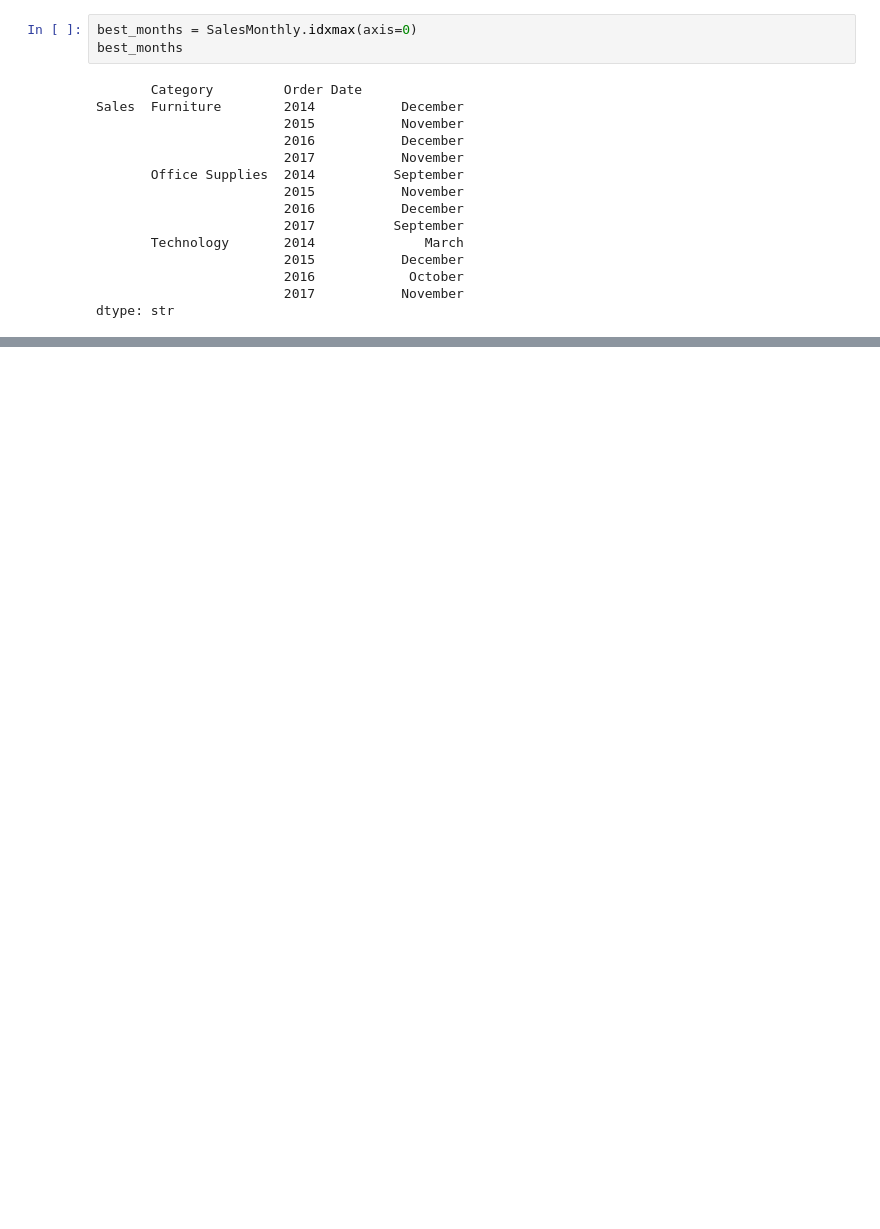
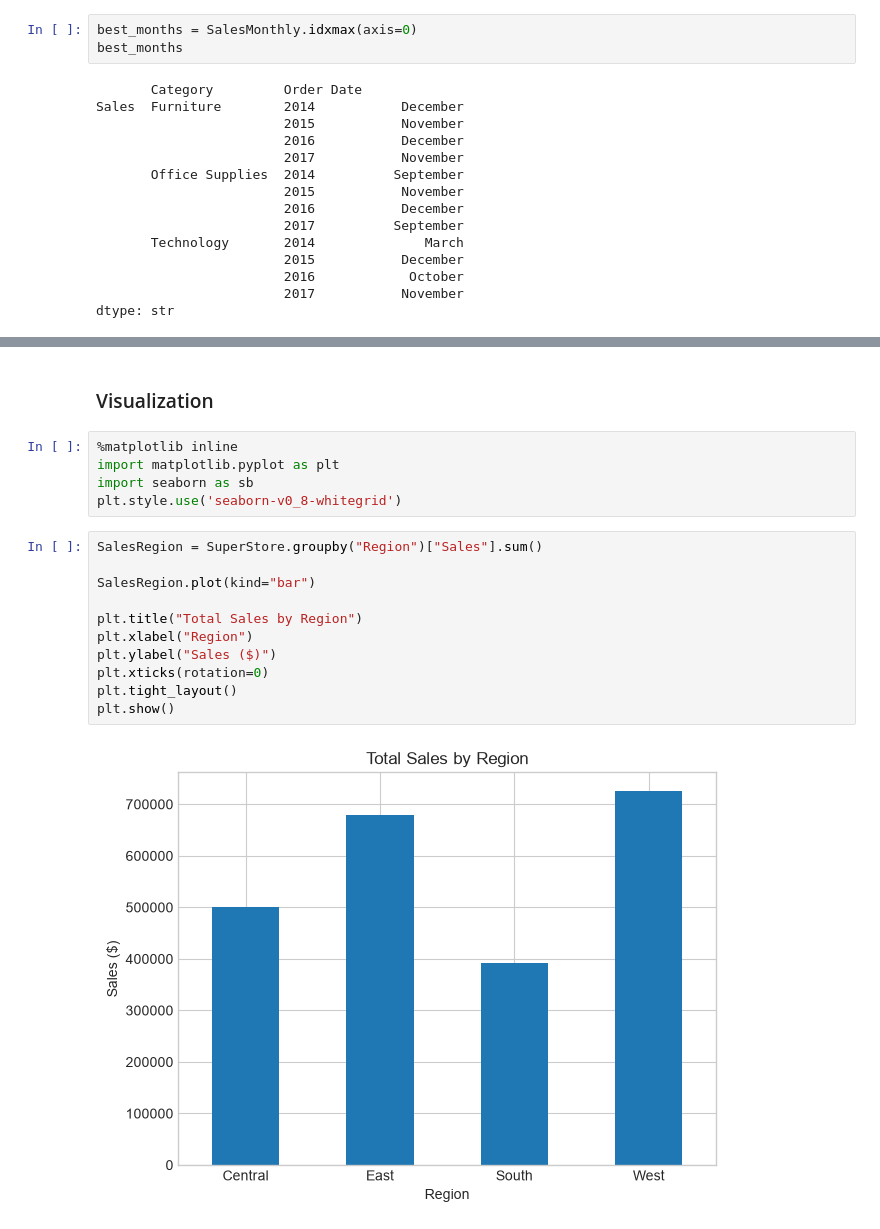
Before and after one commit to rabe156/Superstore-Dataset-analysis, a Jupyter notebook: notebooks/superstore_analysis.ipynb, the cells around one changed output, grey strips where cells are left out. Saved outputs shown, nothing was run; the diff lists cells and outputs as text; blank space fills up the shorter version.

Commit message:
final projet  version with added visuals and dataset analysing

```diff
--- a/notebooks/superstore_analysis.ipynb
+++ b/notebooks/superstore_analysis.ipynb
@@ -784,0 +828,20 @@ As we can see the best sales performers throghout the years are in novembre dece
+# %% [markdown]
+### Visualization
+# %%
+%matplotlib inline
+import matplotlib.pyplot as plt
+import seaborn as sb
+plt.style.use('seaborn-v0_8-whitegrid')
+# %%
+SalesRegion = SuperStore.groupby("Region")["Sales"].sum()
+
+SalesRegion.plot(kind="bar")
+
+plt.title("Total Sales by Region")
+plt.xlabel("Region")
+plt.ylabel("Sales ($)")
+plt.xticks(rotation=0)
+plt.tight_layout()
+plt.show()
+# %% [output]
+[figure, added]
```
Also changed, not shown: parts of 26 cells of this notebook.
